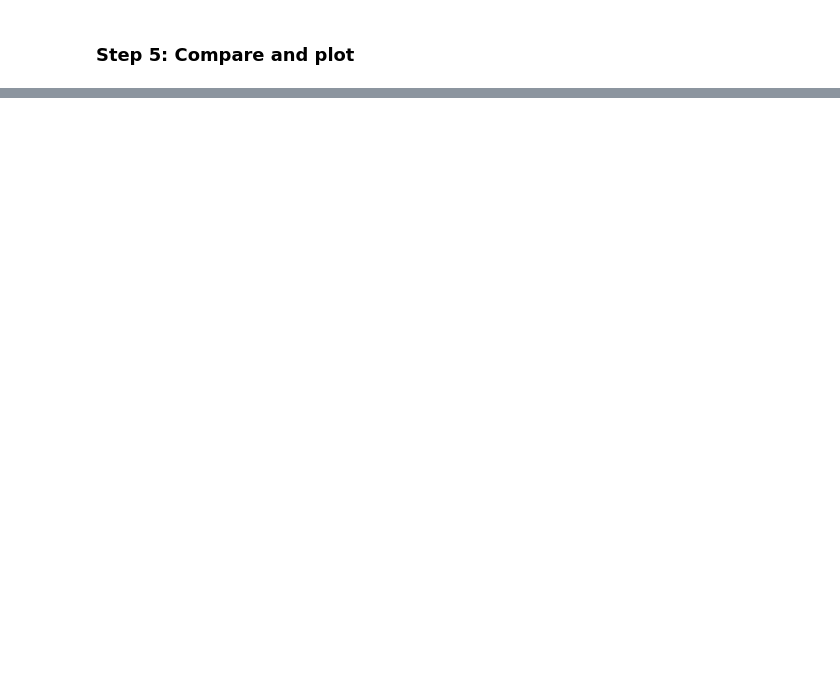
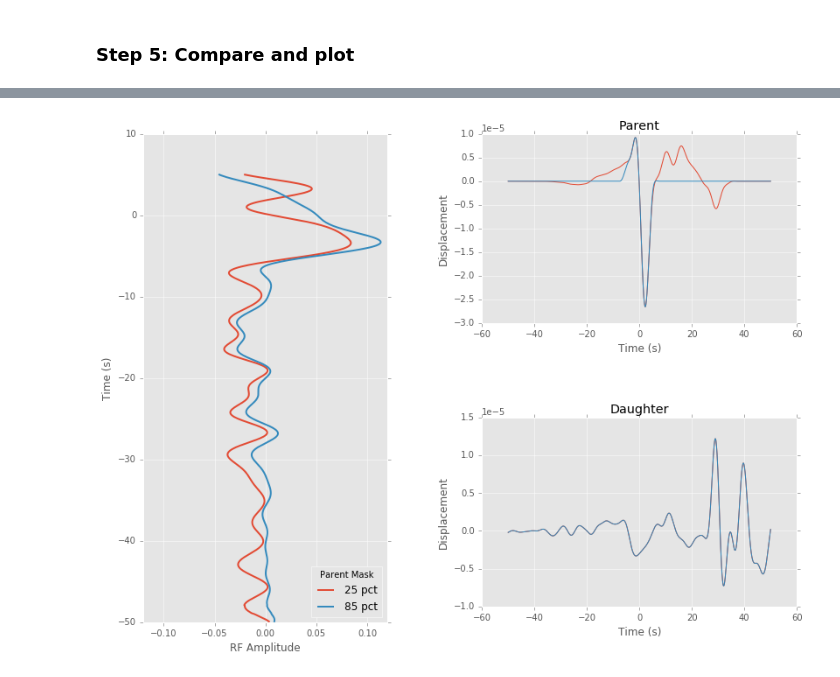
Before and after one commit to nmancinelli/syngine-demo, a Jupyter notebook: Compare_Data_and_Synthetics.ipynb, the cells around one changed output, grey strips where cells are left out. Saved outputs shown, nothing was run; the diff lists cells and outputs as text; code cells hidden in the pictures; blank space fills up the shorter version.

```diff
--- a/Compare_Data_and_Synthetics.ipynb
+++ b/Compare_Data_and_Synthetics.ipynb
@@ -22,6 +36,6 @@ minmagnitude = 5.7
 
 cat = client.get_events(starttime=starttime, endtime=endtime, minmagnitude=minmagnitude)
 
-cat.plot()
+_ = cat.plot()
 # %% [output]
 [figure]
@@ -155,0 +198,67 @@ plt.xlabel('Time (s)')
+# %%
+from etmtm import ETMTM
+from scipy.signal import tukey
+import warnings
+warnings.filterwarnings('ignore')
+
+fig = plt.figure(1,figsize=(5,10))
+plt.style.use('ggplot')
+
+
+for pctage in [0.25,0.85]:
+    assert 'L' in stis2[0].stats.channel
+    assert 'Q' in stis2[1].stats.channel
+
+    P = stis2.copy()[1].data
+    D = stis2.copy()[0].data
+    dt = stis2[0].stats.delta
+
+    #Indeces to mask out
+
+    i1 = int(len(P) * (pctage)/2)
+    i2 = int(len(P) - i1)
+
+    P[:i1]=0.0
+    P[i2:]=0.0
+    P[i1:i2]= P[i1:i2] * tukey(len(P[i1:i2]))
+
+    TB = 1.5
+    NT = 2
+
+    Poverlap = 0.99
+    win_len  = 100
+
+    #times, RF = ETMTM(P,D,TB,NT,dt, tag='data', nalphas=20, Poverlap=0.99, win_len=70)
+    times, RF = ETMTM(P,D,TB,NT,dt, tag='data', nalphas=20, Poverlap=Poverlap, win_len=win_len)
+    _, RFnorm = ETMTM(P,P,TB,NT,dt, tag='data', nalphas=20, Poverlap=Poverlap, win_len=win_len)
+
+
+    norm = max(abs(RFnorm))
+
+    plt.subplot(111)
+    plt.plot(RF/norm,times,lw=2, label = '%d pct' % (pctage*100) )
+
+    plt.ylabel('Time (s)')
+    plt.xlabel('RF Amplitude')
+    plt.xlim(-0.12,0.12)
+
+    fig.add_axes([1.2,0.6,1.0,0.3])
+
+    tmp = arange(len(P))*dt - 50
+
+    def plot_wvfrm(wvfrm,label):
+        plt.plot(tmp,wvfrm)
+        plt.ticklabel_format(style='sci', axis='y', scilimits=(0,0))
+        plt.ylabel('Displacement')
+        plt.xlabel('Time (s)')
+        plt.title(label)
+
+    plot_wvfrm(P,'Parent')
+
+    fig.add_axes([1.2,0.15,1.0,0.3])
+    plot_wvfrm(D,'Daughter')
+
+plt.subplot(111)
+_ = plt.legend(title = 'Parent Mask', loc=4)
+# %% [output]
+[figure, added]
```
Also changed, not shown: parts of 16 cells of this notebook, 3 other files.
